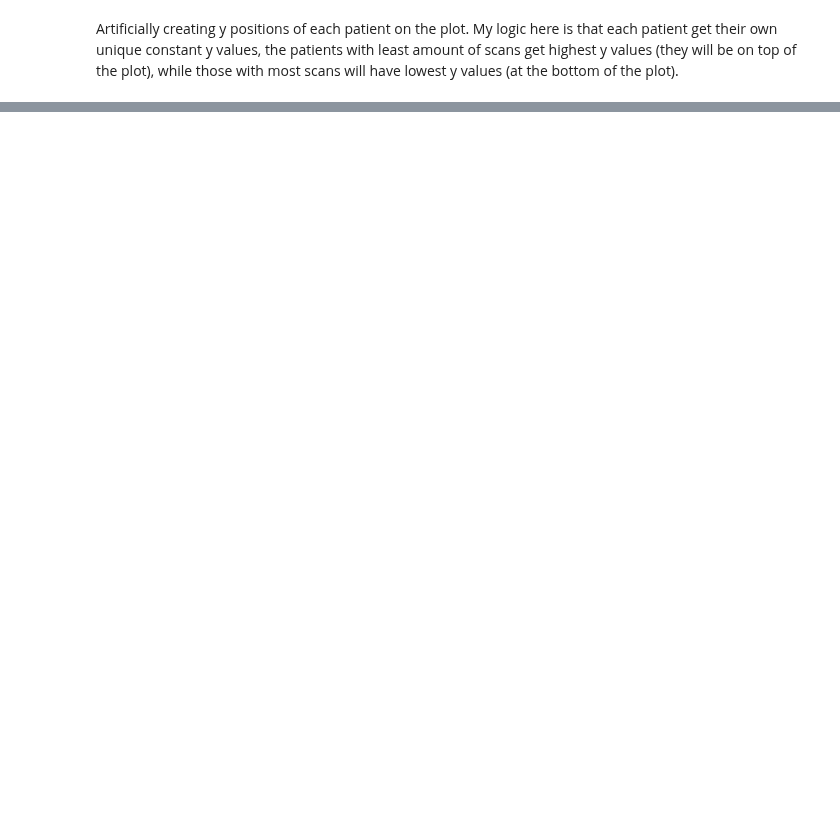
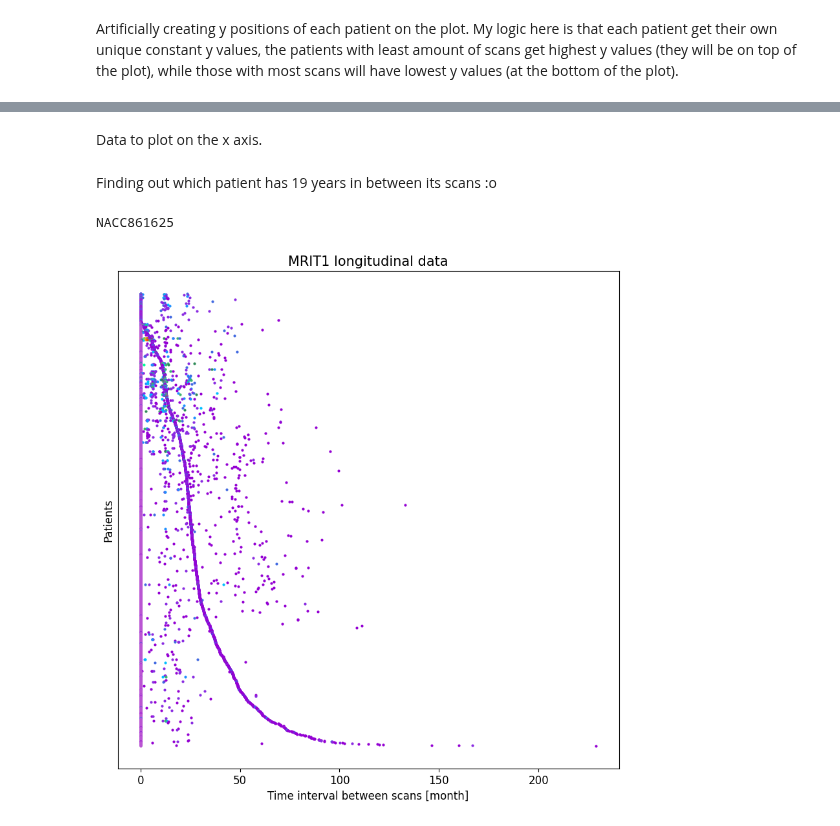
Before and after one commit to Crtox/asymmetryAD, a Jupyter notebook: code/mri_data_analyze.ipynb, the cells around one changed output, grey strips where cells are left out. Cells and saved outputs as stored; diff of their text form; code cells hidden in the pictures; blank space fills up the shorter version.

```diff
--- a/code/mri_data_analyze.ipynb
+++ b/code/mri_data_analyze.ipynb
@@ -265,11 +269,16 @@ Artificially creating y positions of each patient on the plot. My logic here is
 # %%
 y = []
 
-for keys, values in dic.items():
+m = len(patients)
 
-    ones = np.ones_like(values)
+for keys, values in dic_sorted.items():
 
-    y.append(ones * int(keys))
+    ones = (np.ones_like(values))
 
-print(y[0])
+    y.append(ones * m)
+
+    m -= 1
+
+print(y)
+print(len(y))
 # %% [output]
@@ -276,0 +304,50 @@ print(y[0])
+# %%
+plt.rc('xtick', labelsize=12)    # fontsize of the tick labels
+plt.rc('ytick', labelsize=12)
+# %%
+# gettin some nice colors
+
+import matplotlib.colors as mcolors
+barve = mcolors.CSS4_COLORS
+
+barve_array = ['mediumorchid', 'darkviolet', 'blueviolet', 'royalblue', 'dodgerblue', 'deepskyblue', 'mediumseagreen', 'seagreen', 'mediumspringgreen', 'yellowgreen', 'gold', 'orange', 'orangered', 'red']
+# %% [markdown]
+Data to plot on the x axis.
+# %%
+x_data = []
+
+for values in dic_sorted.values():
+
+    x_data.append(values)
+# %% [markdown]
+Finding out which patient has 19 years in between its scans :o
+# %%
+# [0.0, 228.96474685415777] is the time interval of the scans
+
+target_value = [0.0, 228.96474685415777]
+
+# Find the key corresponding to the target value
+key_for_value = next((k for k, v in dic_sorted.items() if v == target_value), None)
+
+# Display the key
+print(key_for_value)
+# %% [output]
+NACC861625
+# %%
+plt.figure(figsize=(10, 10))
+
+for i in range(0, len(y)):
+
+    for j in range(0, len(y[i])):
+
+        plt.scatter(x_data[i][j], y[i][j], color=barve[barve_array[j]], s=4)
+
+plt.title('MRIT1 longitudinal data', fontsize=15)
+plt.xlabel('Time interval between scans [month]', fontsize=12)
+plt.ylabel('Patients', fontsize=12)
+plt.yticks([])
+
+plt.savefig(savePath + 'MRIT1_long_data_interval.png')
+plt.show()
+# %% [output]
+[figure, added]
```
Also changed, not shown: parts of 8 cells of this notebook, 1 other file.
